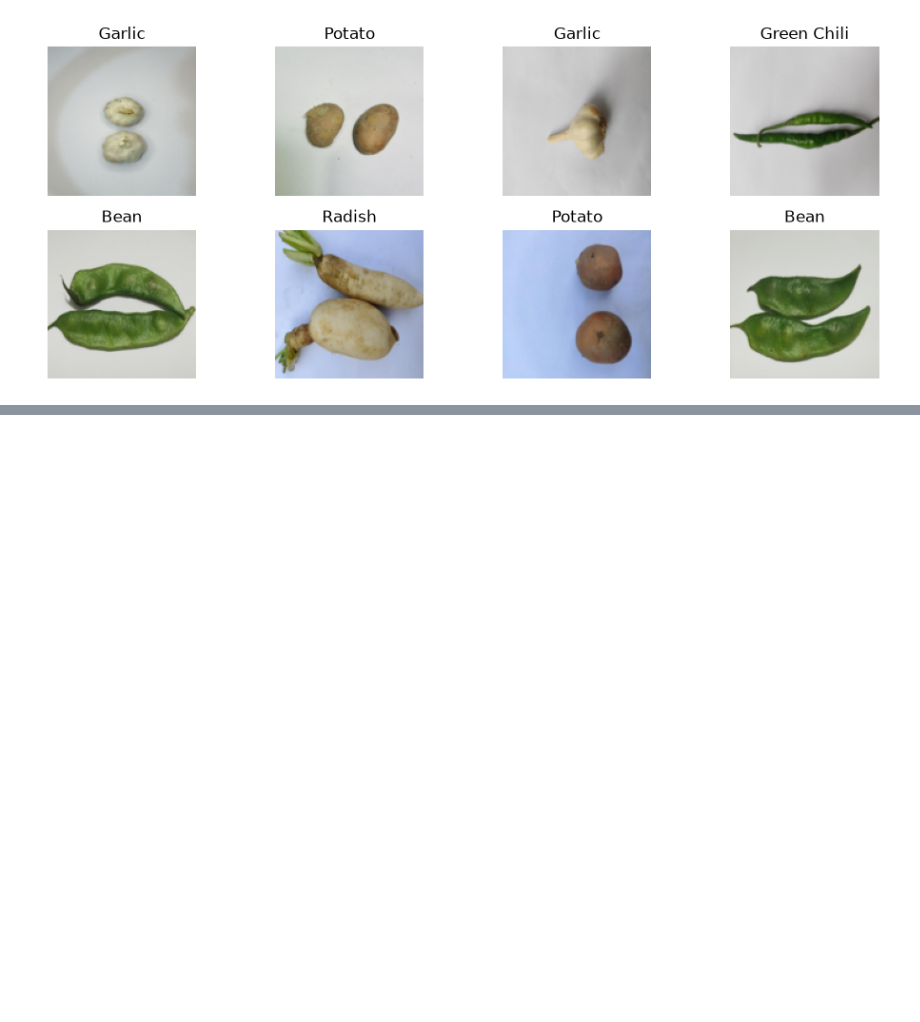
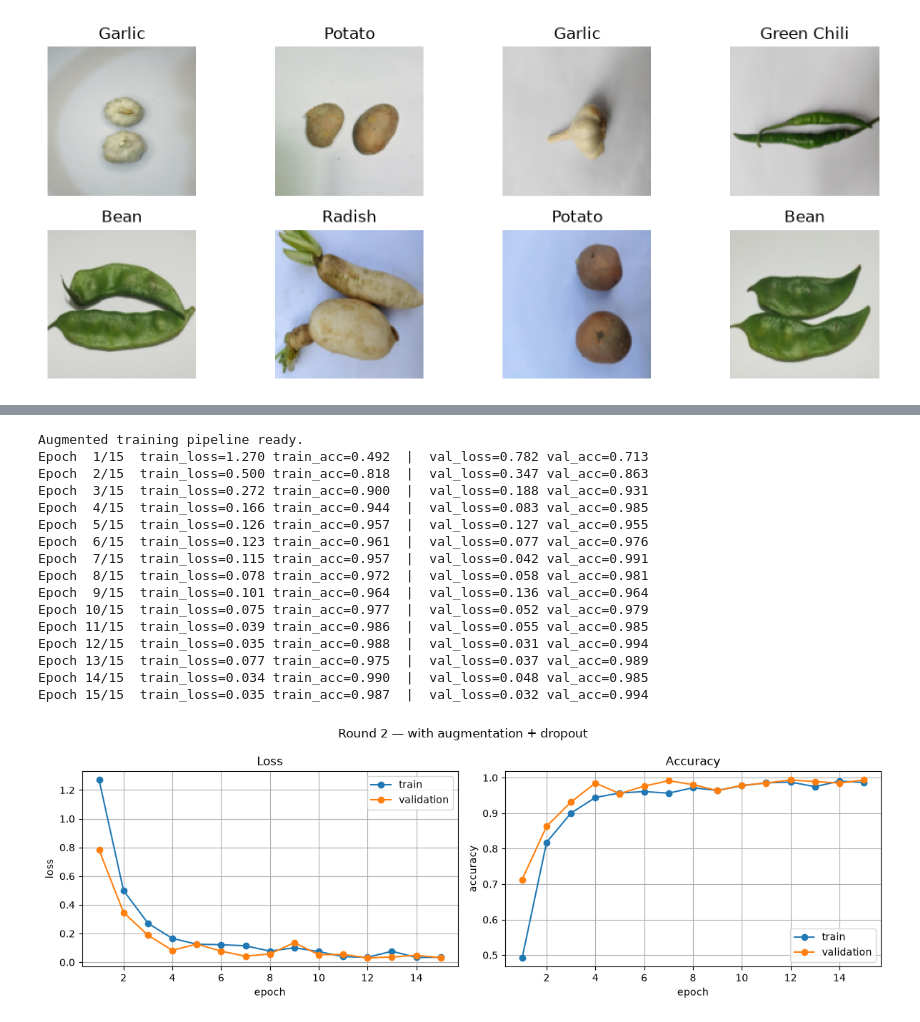
Before and after one commit to stk190/CVPR-mid, a Jupyter notebook: veg_cnn.ipynb, the cells around one changed output, grey strips where cells are left out. Saved outputs shown, nothing was run; the diff lists cells and outputs as text; code cells hidden in the pictures; blank space fills up the shorter version.

```diff
--- a/veg_cnn.ipynb
+++ b/veg_cnn.ipynb
@@ -104,0 +190,45 @@ Total trainable parameters: 2,121,638
+# %%
+train_transform = transforms.Compose([
+    transforms.Resize((IMG_SIZE, IMG_SIZE)),
+    transforms.RandomHorizontalFlip(),
+    transforms.RandomRotation(15),
+    transforms.ColorJitter(brightness=0.2, contrast=0.2),
+    transforms.ToTensor(),
+])
+val_transform = transforms.Compose([
+    transforms.Resize((IMG_SIZE, IMG_SIZE)),
+    transforms.ToTensor(),
+])
+
+full_ds_aug = datasets.ImageFolder(dataset_path, transform=train_transform)
+full_ds_clean = datasets.ImageFolder(dataset_path, transform=val_transform)
+
+train_ds_aug = Subset(full_ds_aug, train_idx.indices)
+val_ds_clean = Subset(full_ds_clean, val_idx.indices)
+
+train_loader_aug = DataLoader(train_ds_aug, batch_size=BATCH_SIZE, shuffle=True)
+val_loader_clean = DataLoader(val_ds_clean, batch_size=BATCH_SIZE, shuffle=False)
+
+print("Augmented training pipeline ready.")
+
+model_aug = SimpleCNN(num_classes=len(class_names), p_dropout=0.5).to(device)
+history_aug = train_model(model_aug, train_loader_aug, val_loader_clean, epochs=15)
+plot_history(history_aug, "Round 2 — with augmentation + dropout")
+# %% [output]
+Augmented training pipeline ready.
+Epoch  1/15  train_loss=1.270 train_acc=0.492  |  val_loss=0.782 val_acc=0.713
+Epoch  2/15  train_loss=0.500 train_acc=0.818  |  val_loss=0.347 val_acc=0.863
+Epoch  3/15  train_loss=0.272 train_acc=0.900  |  val_loss=0.188 val_acc=0.931
+Epoch  4/15  train_loss=0.166 train_acc=0.944  |  val_loss=0.083 val_acc=0.985
+Epoch  5/15  train_loss=0.126 train_acc=0.957  |  val_loss=0.127 val_acc=0.955
+Epoch  6/15  train_loss=0.123 train_acc=0.961  |  val_loss=0.077 val_acc=0.976
+Epoch  7/15  train_loss=0.115 train_acc=0.957  |  val_loss=0.042 val_acc=0.991
+Epoch  8/15  train_loss=0.078 train_acc=0.972  |  val_loss=0.058 val_acc=0.981
+Epoch  9/15  train_loss=0.101 train_acc=0.964  |  val_loss=0.136 val_acc=0.964
+Epoch 10/15  train_loss=0.075 train_acc=0.977  |  val_loss=0.052 val_acc=0.979
+Epoch 11/15  train_loss=0.039 train_acc=0.986  |  val_loss=0.055 val_acc=0.985
+Epoch 12/15  train_loss=0.035 train_acc=0.988  |  val_loss=0.031 val_acc=0.994
+Epoch 13/15  train_loss=0.077 train_acc=0.975  |  val_loss=0.037 val_acc=0.989
+Epoch 14/15  train_loss=0.034 train_acc=0.990  |  val_loss=0.048 val_acc=0.985
+Epoch 15/15  train_loss=0.035 train_acc=0.987  |  val_loss=0.032 val_acc=0.994
+[figure, added]
```
Also changed, not shown: parts of 5 cells of this notebook.
